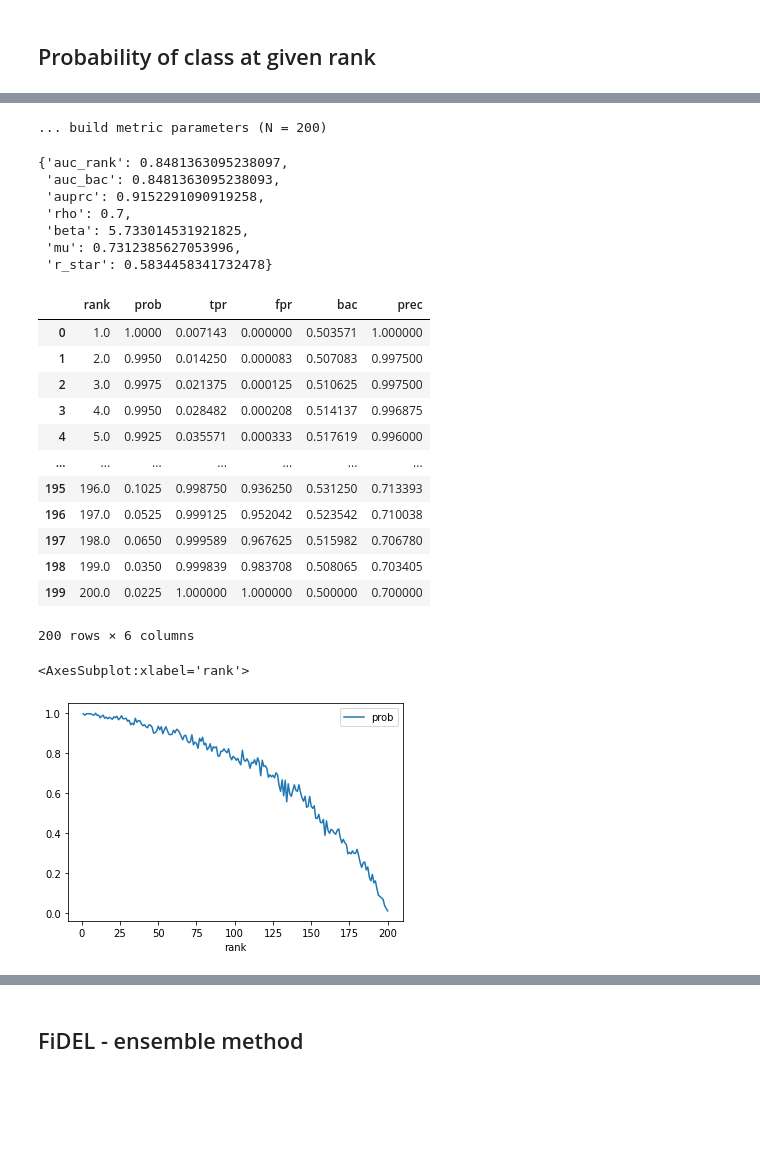
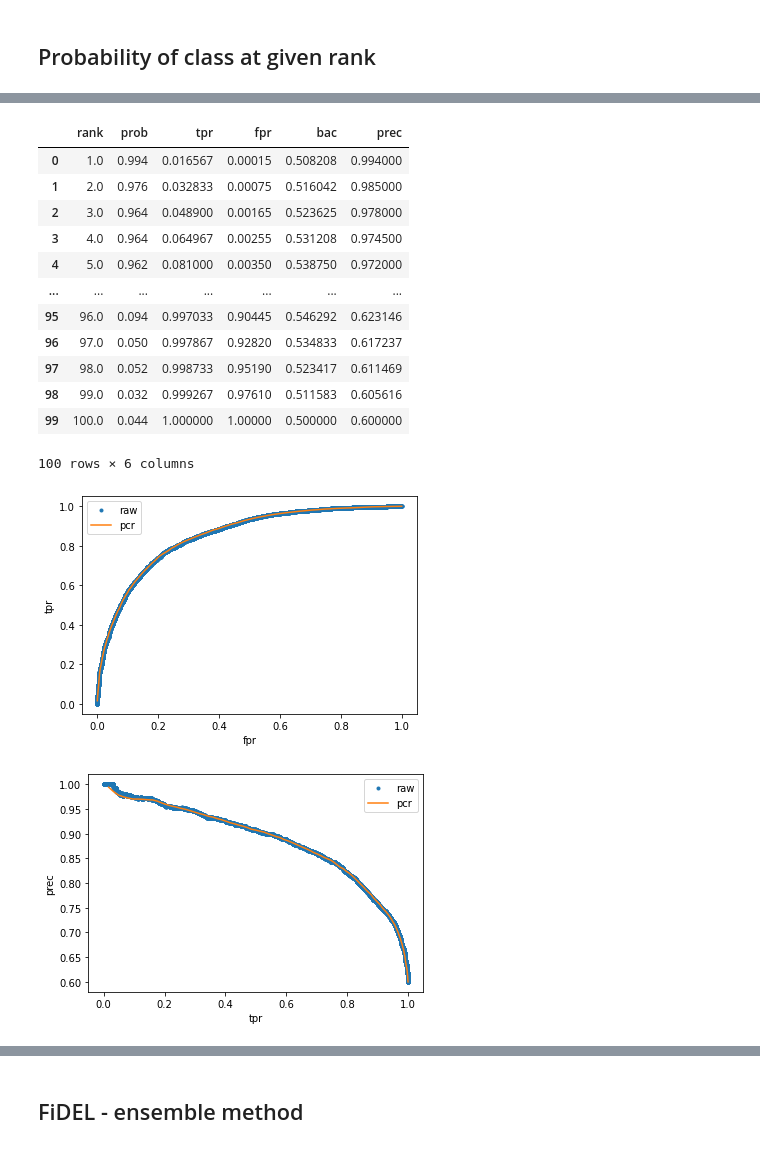
Before and after one commit to sungcheolkim78/pyFiDEL, a Jupyter notebook: docs/Tutorial.ipynb, the cells around one changed output, grey strips where cells are left out. Cells and saved outputs as stored; diff of their text form; code cells hidden in the pictures; blank space fills up the shorter version.

Commit message:
clean up tutorial.ipynb and add figures

```diff
--- a/docs/Tutorial.ipynb
+++ b/docs/Tutorial.ipynb
@@ -183,7 +237,7 @@ plt.savefig('rho-r_star.pdf', dpi=300)
 # %%
 # create simulator
 
-c = SimClassifier(N = 10000, rho = 0.7)
+c = SimClassifier(N = 10000, rho = 0.6)
 
 # generate Gaussian score with target AUC
 
@@ -193,5 +247,5 @@ Final AUC: 0.8500255238095238 (iter: 75) mu2: 1.4657381559184341
 # %%
-p = PCR(c.score, c.y, sample_size=200, sample_n=400)
+p = PCR(c.score, c.y, sample_size=100, sample_n=500)
 plt.plot(p.pcr, '.')
 # %% [output]
 [<matplotlib.lines.Line2D at 0x...>]
@@ -220,34 +280,39 @@ AUPRC from scores: 0.9252058854057271
 # %%
-df, info = p.build_metric()
-info
+df
 # %% [output]
+|  | rank | prob | tpr | fpr | bac | prec |
+| 0 | 1.0 | 0.994 | 0.016567 | 0.00015 | 0.508208 | 0.994000 |
+| 1 | 2.0 | 0.976 | 0.032833 | 0.00075 | 0.516042 | 0.985000 |
+| 2 | 3.0 | 0.964 | 0.048900 | 0.00165 | 0.523625 | 0.978000 |
+| 3 | 4.0 | 0.964 | 0.064967 | 0.00255 | 0.531208 | 0.974500 |
+| 4 | 5.0 | 0.962 | 0.081000 | 0.00350 | 0.538750 | 0.972000 |
+| ... | ... | ... | ... | ... | ... | ... |
+| 95 | 96.0 | 0.094 | 0.997033 | 0.90445 | 0.546292 | 0.623146 |
+| 96 | 97.0 | 0.050 | 0.997867 | 0.92820 | 0.534833 | 0.617237 |
+| 97 | 98.0 | 0.052 | 0.998733 | 0.95190 | 0.523417 | 0.611469 |
+| 98 | 99.0 | 0.032 | 0.999267 | 0.97610 | 0.511583 | 0.605616 |
+| 99 | 100.0 | 0.044 | 1.000000 | 1.00000 | 0.500000 | 0.600000 |
-... build metric parameters (N = 200)
+100 rows × 6 columns
-{'auc_rank': 0.8481363095238097,
- 'auc_bac': 0.8481363095238093,
- 'auprc': 0.9152291090919258,
- 'rho': 0.7,
- 'beta': 5.733014531921825,
- 'mu': 0.7312385627053996,
- 'r_star': 0.5834458341732478}
 # %%
-df
+# compare ROC curve
+
+plt.plot(df0['fpr'], df0['tpr'], '.', label='raw')
+plt.plot(df['fpr'], df['tpr'], '-', label='pcr')
+plt.xlabel('fpr')
+plt.ylabel('tpr')
+plt.legend()
+plt.show()
 # %% [output]
-|  | rank | prob | tpr | fpr | bac | prec |
-| 0 | 1.0 | 1.0000 | 0.007143 | 0.000000 | 0.503571 | 1.000000 |
-| 1 | 2.0 | 0.9950 | 0.014250 | 0.000083 | 0.507083 | 0.997500 |
-| 2 | 3.0 | 0.9975 | 0.021375 | 0.000125 | 0.510625 | 0.997500 |
-| 3 | 4.0 | 0.9950 | 0.028482 | 0.000208 | 0.514137 | 0.996875 |
-| 4 | 5.0 | 0.9925 | 0.035571 | 0.000333 | 0.517619 | 0.996000 |
-| ... | ... | ... | ... | ... | ... | ... |
-| 195 | 196.0 | 0.1025 | 0.998750 | 0.936250 | 0.531250 | 0.713393 |
-| 196 | 197.0 | 0.0525 | 0.999125 | 0.952042 | 0.523542 | 0.710038 |
-| 197 | 198.0 | 0.0650 | 0.999589 | 0.967625 | 0.515982 | 0.706780 |
-| 198 | 199.0 | 0.0350 | 0.999839 | 0.983708 | 0.508065 | 0.703405 |
-| 199 | 200.0 | 0.0225 | 1.000000 | 1.000000 | 0.500000 | 0.700000 |
-200 rows × 6 columns
+[figure, added]
 # %%
-df.plot(x='rank', y='prob')
+# compare precision-recall curve
+
+plt.plot(df0['tpr'], df0['prec'], '.', label='raw')
+plt.plot(df['tpr'], df['prec'], '-', label='pcr')
+plt.xlabel('tpr')
+plt.ylabel('prec')
+plt.legend()
+plt.show()
 # %% [output]
-<AxesSubplot:xlabel='rank'>
-[figure, old version]
+[figure, new version]
 # %%
```
Also changed, not shown: parts of 36 cells of this notebook, 13 other files.
